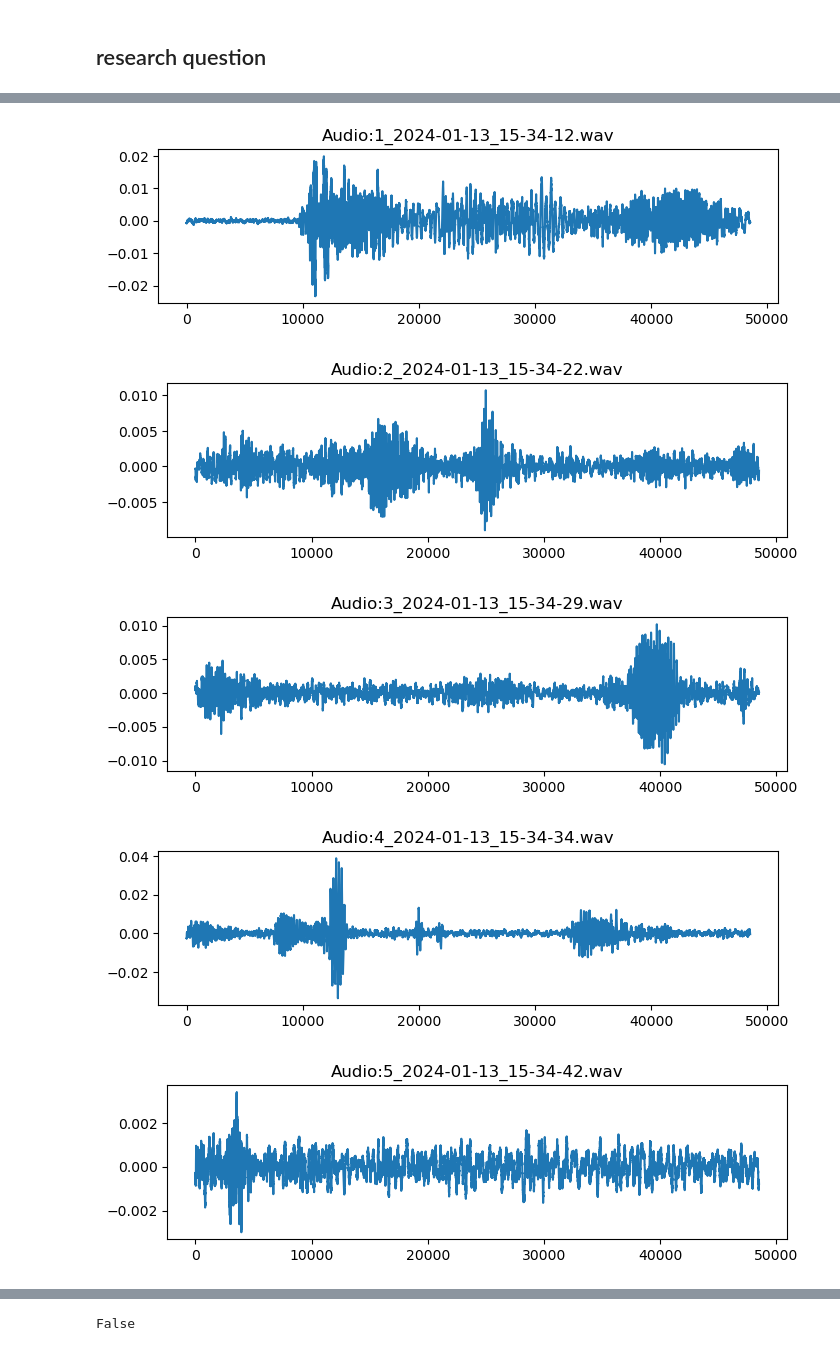
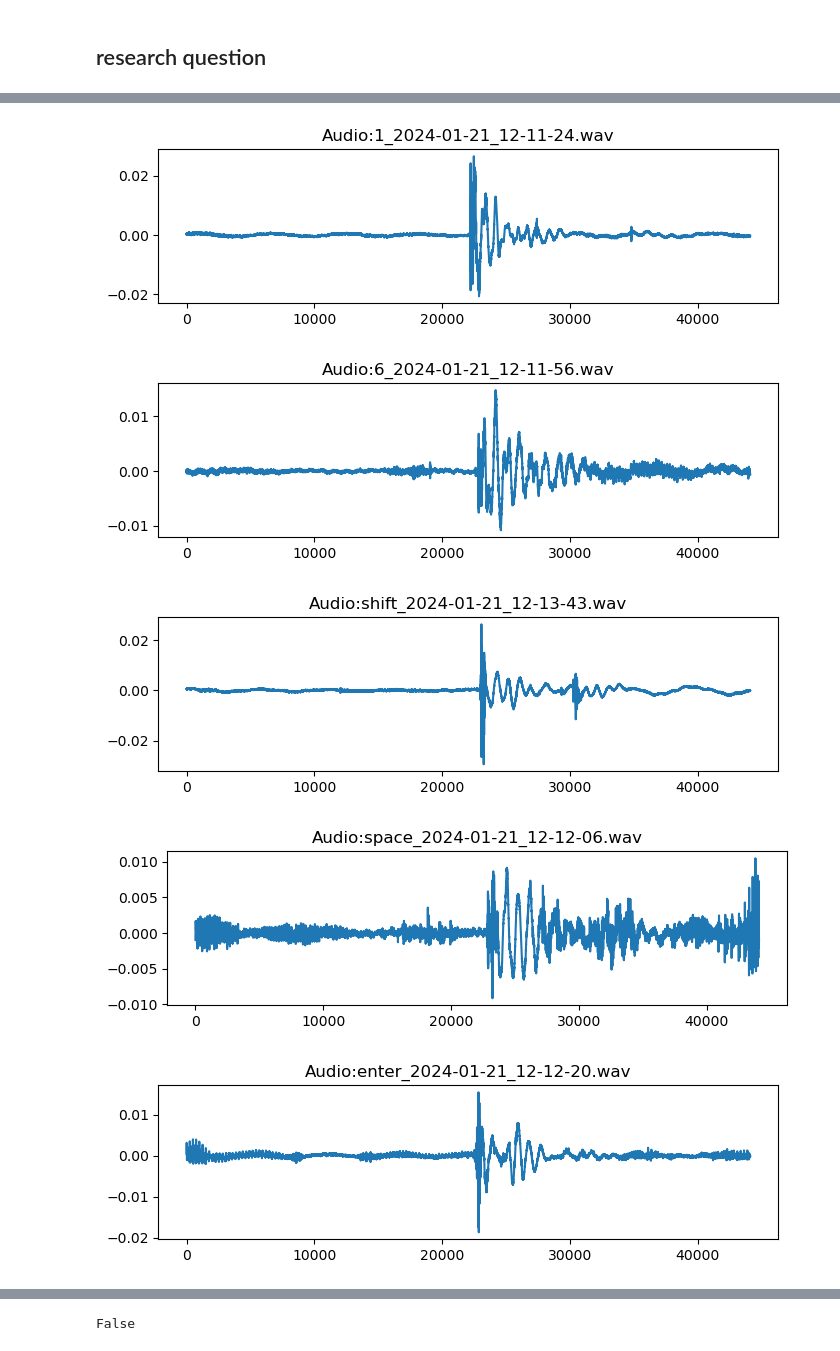
Before and after one commit to Raalit00/Applied_AI_Audio_button_to_text, a Jupyter notebook: AAI_projekt.ipynb, the cells around one changed output, grey strips where cells are left out. Cells and saved outputs as stored; diff of their text form; code cells hidden in the pictures.

```diff
--- a/AAI_projekt.ipynb
+++ b/AAI_projekt.ipynb
@@ -37,7 +37,7 @@ from sklearn.metrics import confusion_matrix, classification_report
 import librosa
 # %%
 # Laden einer .wav-Datei
-audio_path = './Data/2_2024-01-13_15-34-22.wav'
+audio_path = './Data/lernwelt/1_2024-01-21_12-11-24.wav'
 audio, sr = librosa.load(audio_path, sr=None)
 # %%
 plt.figure(figsize=(14, 5))
@@ -64,7 +64,7 @@ plt.show()
 import os
 
 
-base_path = './classes'  # Basispfad zu Ihren Audiodateien
+base_path = './classes_lw'  # Basispfad zu Ihren Audiodateien
 classes = os.listdir(base_path)  # Liste der Klassennamen
 
 data = []  # Liste zum Speichern der Audiodaten
@@ -79,4 +79,4 @@ for class_label in classes:
                 audio, sr = librosa.load(file_path, sr=None)  # Laden der Audiodatei
                 audio = audio / np.max(np.abs(audio))  # Normalisierung
                 data.append(audio)
-                labels.append(int(class_label))
+                labels.append(class_label)
@@ -103,0 +111,16 @@ plt.show()
+# %%
+relevant_classes = ['1','6','shift','space','enter']
+
+data = []  # Liste zum Speichern der Audiodaten
+labels = []  # Liste zum Speichern der zugehörigen Labels
+
+for class_label in relevant_classes:
+    class_path = os.path.join(base_path, class_label)
+    if os.path.isdir(class_path):
+        for file in os.listdir(class_path):
+            if file.endswith('.wav'):
+                file_path = os.path.join(class_path, file)
+                audio, sr = librosa.load(file_path, sr=None)  # Laden der Audiodatei
+                audio = audio / np.max(np.abs(audio))  # Normalisierung
+                data.append(audio)
+                labels.append(class_label)
@@ -104,15 +135,15 @@ plt.show()
 # %%
-for cli, i in enumerate(classes):
-    subfolder = "./classes/" + i
+for cli, i in enumerate(relevant_classes):
+    subfolder = "./classes_lw/" + i
     wav = os.listdir(subfolder)[0]
     audio, sr = librosa.load(subfolder + "/" + wav, sr=None)
     plt.figure(figsize=(8, 2))
     plt.plot(audio)
     plt.title('Audio:' + wav)
 plt.show()
 # %% [output]
-[figure, old version]
+[figure, new version]
-[figure, old version]
+[figure, new version]
-[figure, old version]
+[figure, new version]
-[figure, old version]
+[figure, new version]
-[figure, old version]
+[figure, new version]
```
Also changed, not shown: parts of 29 cells of this notebook.
